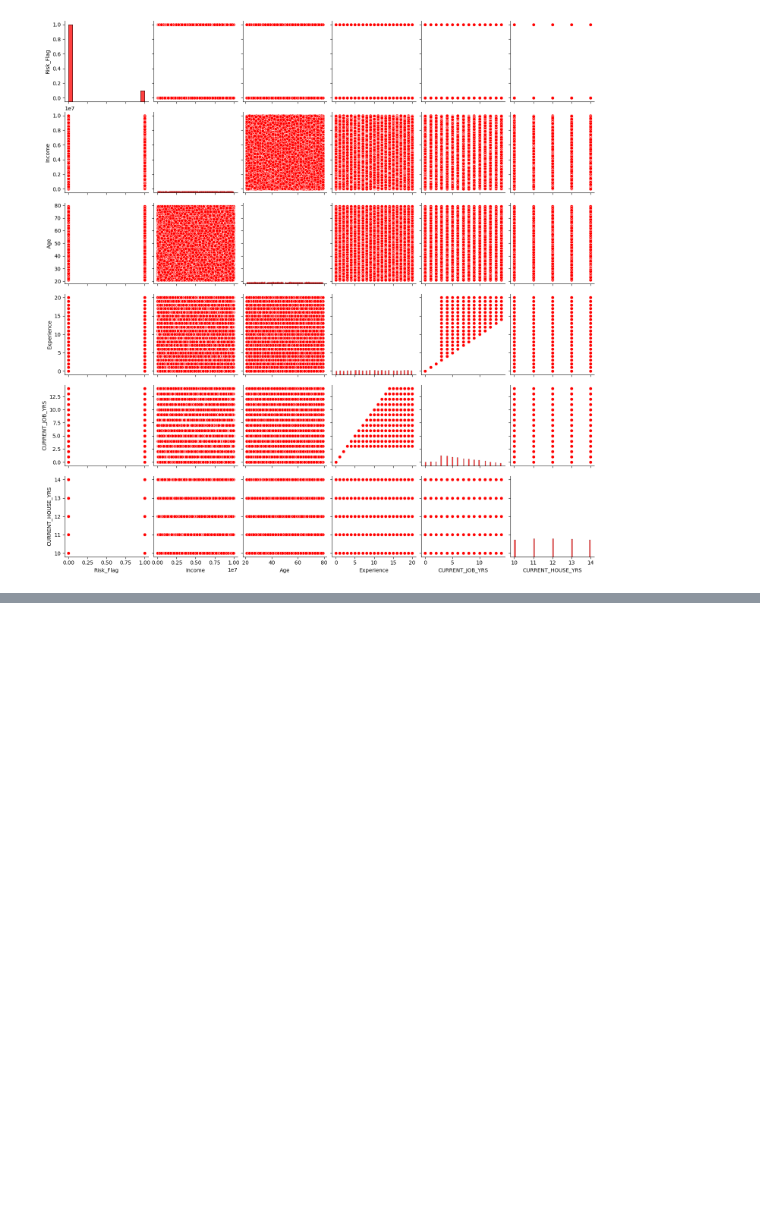
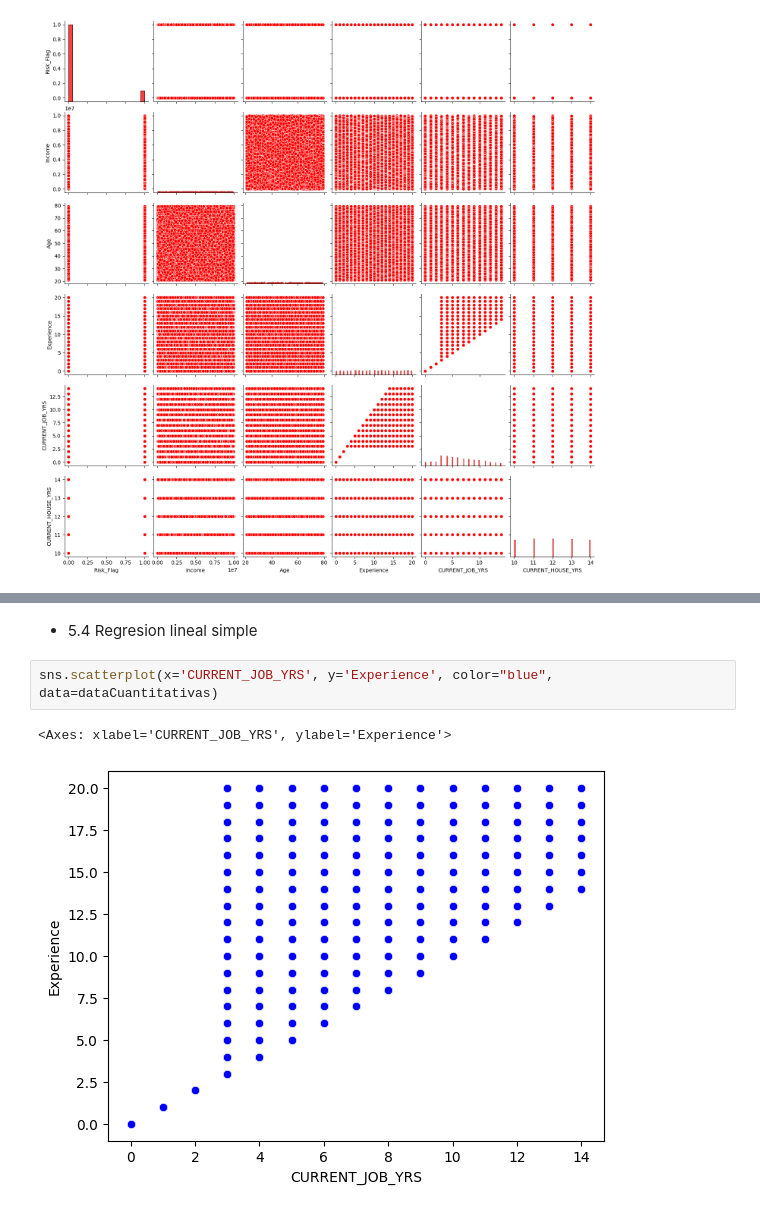
Before and after one commit to JIsraP/Actividad6_RegresionLinealMultipleyNoLineal, a Jupyter notebook: Act6.1.ipynb, the cells around one changed output, grey strips where cells are left out. Cells and saved outputs as stored; diff of their text form; blank space fills up the shorter version.

Commit message:
Regresion lineal simple entre current_job_yrs y experience

```diff
--- a/Act6.1.ipynb
+++ b/Act6.1.ipynb
@@ -501,0 +503,7 @@ display(Heat_Map)
+# %% [markdown]
+- 5.4 Regresion lineal simple
+# %%
+sns.scatterplot(x='CURRENT_JOB_YRS', y='Experience', color="blue", data=dataCuantitativas)
+# %% [output]
+<Axes: xlabel='CURRENT_JOB_YRS', ylabel='Experience'>
+[figure, added]
```
Also changed, not shown: parts of 28 cells of this notebook.
